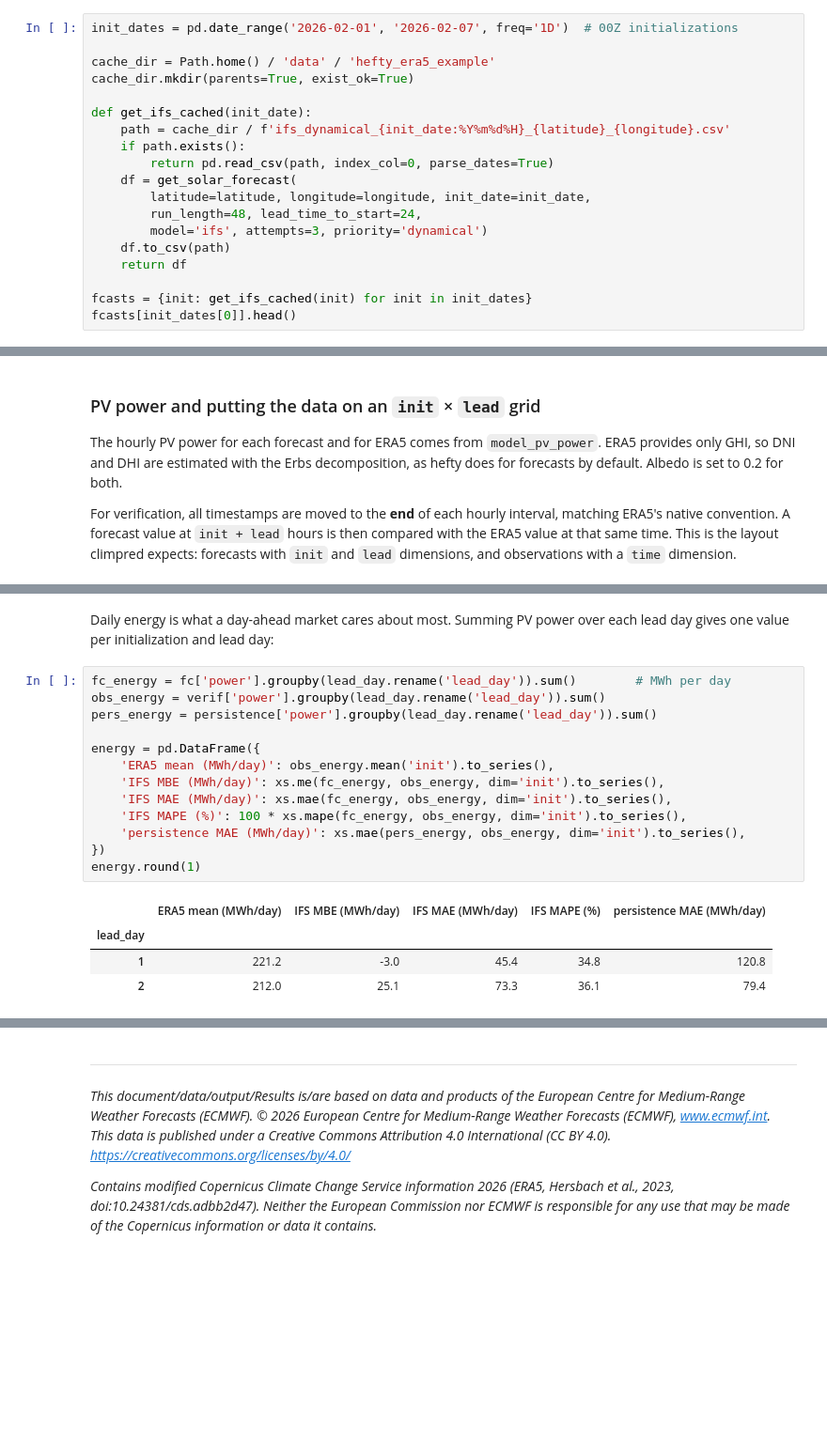
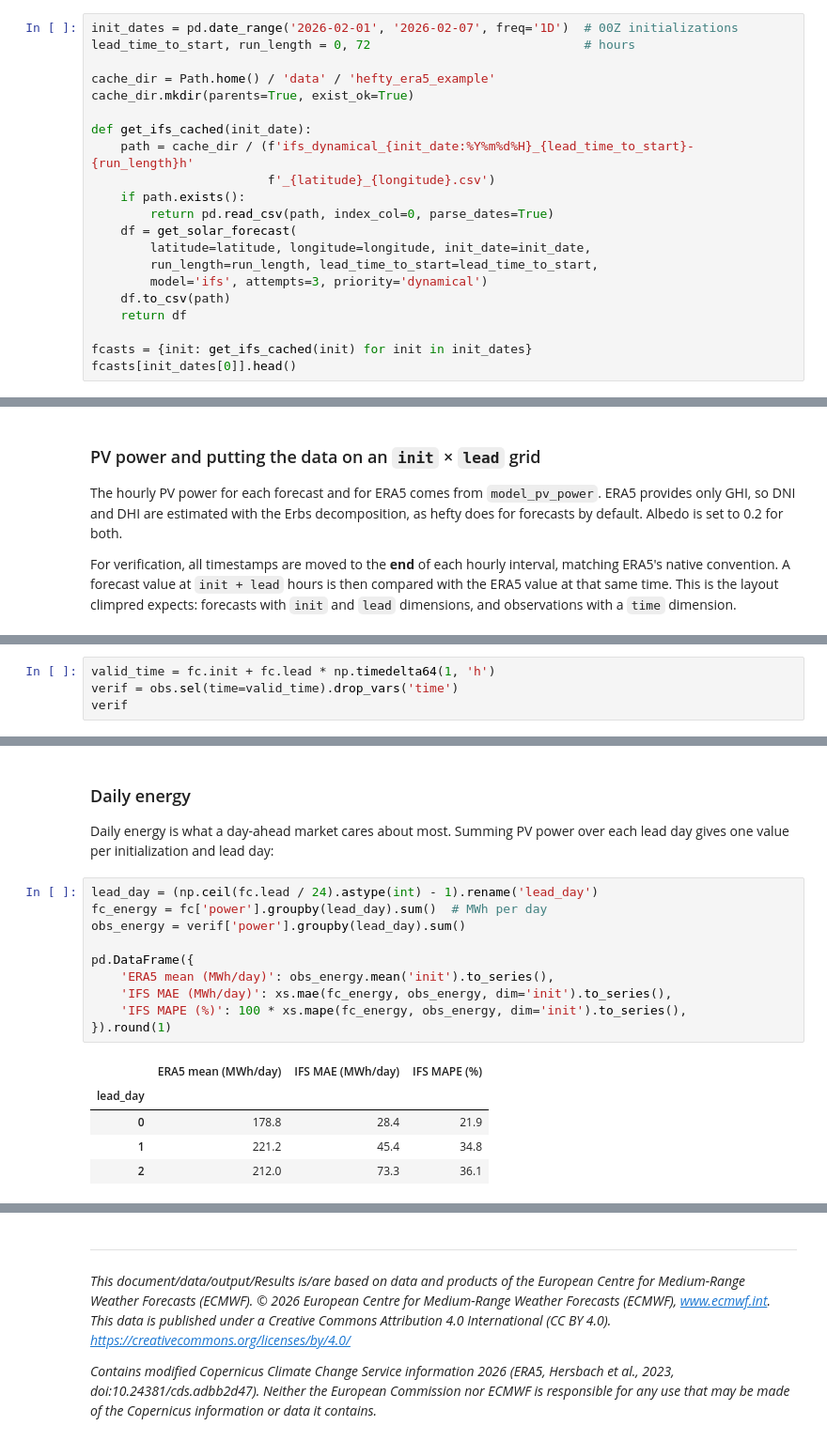
Before and after one commit to aaronspring/hefty, a Jupyter notebook: examples/era5_forecast_verification.ipynb, the cells around one changed output, grey strips where cells are left out. Shown at 94% size. Cells and saved outputs as stored; diff of their text form; blank space fills up the shorter version.

```diff
--- a/examples/era5_forecast_verification.ipynb
+++ b/examples/era5_forecast_verification.ipynb
@@ -215,17 +216,19 @@ This section uses hefty's IFS forecast from dynamical.org (see [dynamical_exampl
 Each dynamical call takes about 45 s, so 7 initializations take about 5 minutes. Extend `init_dates` to cover the whole month if you like, which takes about 20 minutes. Every forecast is cached as a CSV under `~/data/hefty_era5_example/`, which makes reruns instant.
 # %%
 init_dates = pd.date_range('2026-02-01', '2026-02-07', freq='1D')  # 00Z initializations
+lead_time_to_start, run_length = 0, 72                             # hours
 
 cache_dir = Path.home() / 'data' / 'hefty_era5_example'
 cache_dir.mkdir(parents=True, exist_ok=True)
 
 def get_ifs_cached(init_date):
-    path = cache_dir / f'ifs_dynamical_{init_date:%Y%m%d%H}_{latitude}_{longitude}.csv'
+    path = cache_dir / (f'ifs_dynamical_{init_date:%Y%m%d%H}_{lead_time_to_start}-{run_length}h'
+                        f'_{latitude}_{longitude}.csv')
     if path.exists():
         return pd.read_csv(path, index_col=0, parse_dates=True)
     df = get_solar_forecast(
         latitude=latitude, longitude=longitude, init_date=init_date,
-        run_length=48, lead_time_to_start=24,
+        run_length=run_length, lead_time_to_start=lead_time_to_start,
         model='ifs', attempts=3, priority='dynamical')
     df.to_csv(path)
     return df
@@ -301,0 +299,4 @@ persistence.lead.attrs['units'] = 'hours'
+# %%
+valid_time = fc.init + fc.lead * np.timedelta64(1, 'h')
+verif = obs.sel(time=valid_time).drop_vars('time')
+verif
@@ -379,20 +396,19 @@ summary.round(2)
 # %% [markdown]
+### Daily energy
 Daily energy is what a day-ahead market cares about most. Summing PV power over each lead day gives one value per initialization and lead day:
 # %%
-fc_energy = fc['power'].groupby(lead_day.rename('lead_day')).sum()        # MWh per day
-obs_energy = verif['power'].groupby(lead_day.rename('lead_day')).sum()
-pers_energy = persistence['power'].groupby(lead_day.rename('lead_day')).sum()
+lead_day = (np.ceil(fc.lead / 24).astype(int) - 1).rename('lead_day')
+fc_energy = fc['power'].groupby(lead_day).sum()  # MWh per day
+obs_energy = verif['power'].groupby(lead_day).sum()
 
-energy = pd.DataFrame({
+pd.DataFrame({
     'ERA5 mean (MWh/day)': obs_energy.mean('init').to_series(),
-    'IFS MBE (MWh/day)': xs.me(fc_energy, obs_energy, dim='init').to_series(),
     'IFS MAE (MWh/day)': xs.mae(fc_energy, obs_energy, dim='init').to_series(),
     'IFS MAPE (%)': 100 * xs.mape(fc_energy, obs_energy, dim='init').to_series(),
-    'persistence MAE (MWh/day)': xs.mae(pers_energy, obs_energy, dim='init').to_series(),
-})
-energy.round(1)
+}).round(1)
 # %% [output]
-|  | ERA5 mean (MWh/day) | IFS MBE (MWh/day) | IFS MAE (MWh/day) | IFS MAPE (%) | persistence MAE (MWh/day) |
-| lead_day |  |  |  |  |  |
-| 1 | 221.2 | -3.0 | 45.4 | 34.8 | 120.8 |
-| 2 | 212.0 | 25.1 | 73.3 | 36.1 | 79.4 |
+|  | ERA5 mean (MWh/day) | IFS MAE (MWh/day) | IFS MAPE (%) |
+| lead_day |  |  |  |
+| 0 | 178.8 | 28.4 | 21.9 |
+| 1 | 221.2 | 45.4 | 34.8 |
+| 2 | 212.0 | 73.3 | 36.1 |
```
Also changed, not shown: parts of 26 cells of this notebook.
